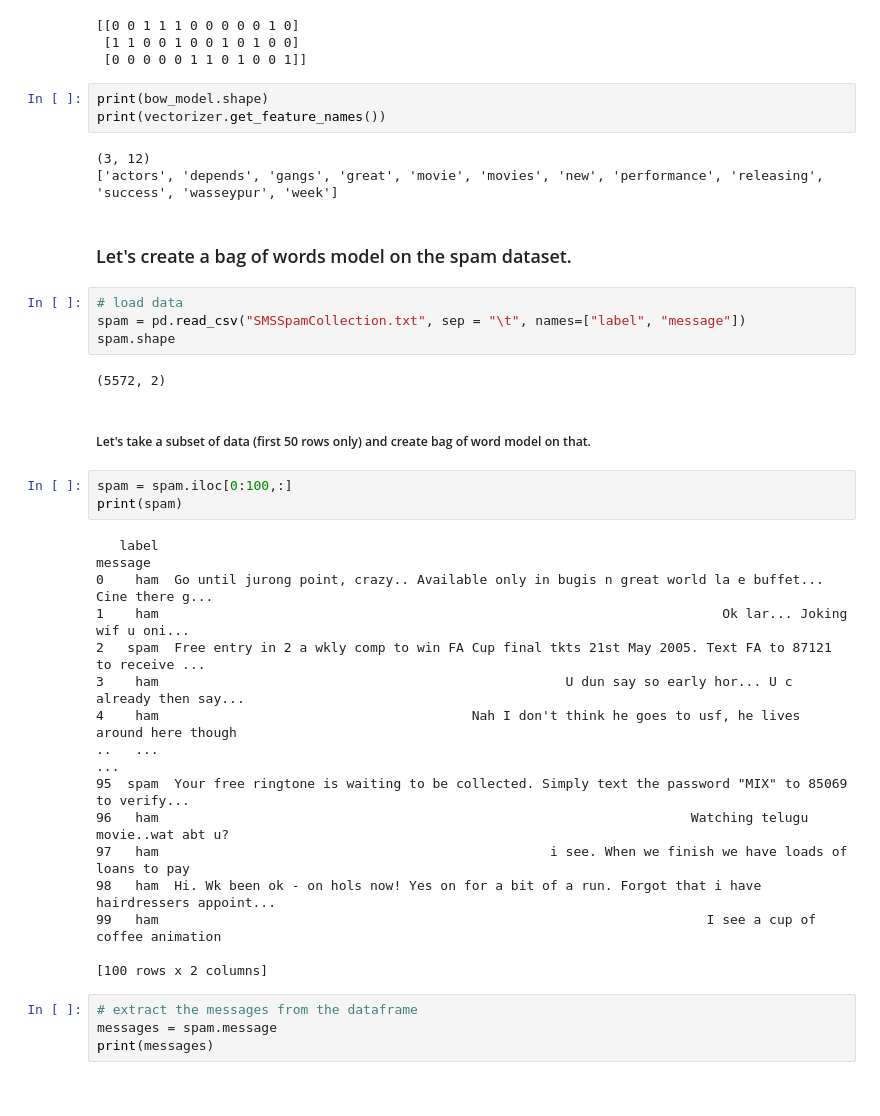
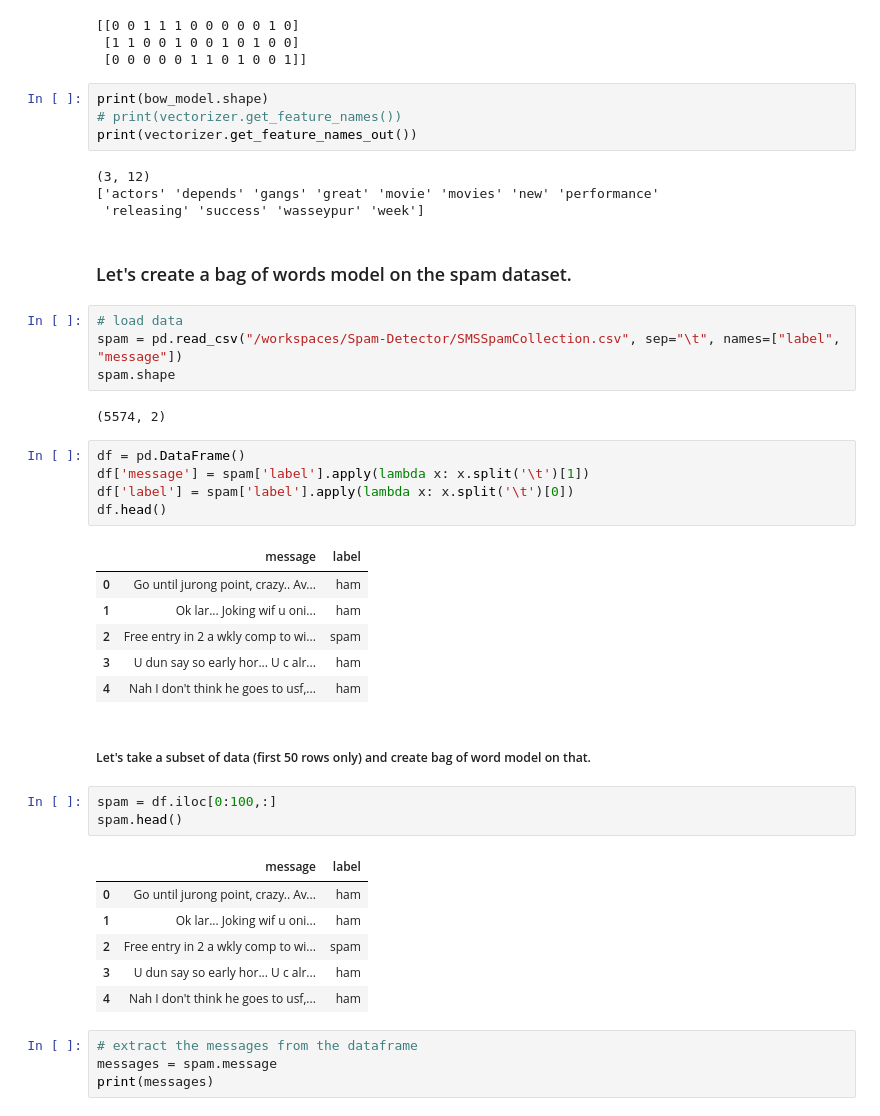
Before and after one commit to rajivgaba/NLP-Text-Processing, a Jupyter notebook: bag+of+words.ipynb, the cells around one changed output. Cells and saved outputs as stored; diff of their text form.

```diff
--- a/bag+of+words.ipynb
+++ b/bag+of+words.ipynb
@@ -79,38 +87,44 @@ print(bow_model.toarray())
  [0 0 0 0 0 1 1 0 1 0 0 1]]
 # %%
 print(bow_model.shape)
-print(vectorizer.get_feature_names())
+# print(vectorizer.get_feature_names())
+print(vectorizer.get_feature_names_out())
 # %% [output]
 (3, 12)
-['actors', 'depends', 'gangs', 'great', 'movie', 'movies', 'new', 'performance', 'releasing', 'success', 'wasseypur', 'week']
+['actors' 'depends' 'gangs' 'great' 'movie' 'movies' 'new' 'performance'
+ 'releasing' 'success' 'wasseypur' 'week']
 # %% [markdown]
 ### Let's create a bag of words model on the spam dataset.
 # %%
 # load data
-spam = pd.read_csv("SMSSpamCollection.txt", sep = "\t", names=["label", "message"])
+spam = pd.read_csv("/workspaces/Spam-Detector/SMSSpamCollection.csv", sep="\t", names=["label", "message"])
 spam.shape
 # %% [output]
-(5572, 2)
+(5574, 2)
+# %%
+df = pd.DataFrame()
+df['message'] = spam['label'].apply(lambda x: x.split('\t')[1])
+df['label'] = spam['label'].apply(lambda x: x.split('\t')[0])
+df.head()
+# %% [output]
+|  | message | label |
+| 0 | Go until jurong point, crazy.. Av... | ham |
+| 1 | Ok lar... Joking wif u oni... | ham |
+| 2 | Free entry in 2 a wkly comp to wi... | spam |
+| 3 | U dun say so early hor... U c alr... | ham |
+| 4 | Nah I don't think he goes to usf,... | ham |
 # %% [markdown]
 ##### Let's take a subset of data (first 50 rows only) and create bag of word model on that.
 # %%
-spam = spam.iloc[0:100,:]
-print(spam)
+spam = df.iloc[0:100,:]
+spam.head()
 # %% [output]
-   label                                                                                              message
-0    ham  Go until jurong point, crazy.. Available only in bugis n great world la e buffet... Cine there g...
-1    ham                                                                        Ok lar... Joking wif u oni...
-2   spam  Free entry in 2 a wkly comp to win FA Cup final tkts 21st May 2005. Text FA to 87121 to receive ...
-3    ham                                                    U dun say so early hor... U c already then say...
-4    ham                                        Nah I don't think he goes to usf, he lives around here though
-..   ...                                                                                                  ...
-95  spam  Your free ringtone is waiting to be collected. Simply text the password "MIX" to 85069 to verify...
-96   ham                                                                    Watching telugu movie..wat abt u?
-97   ham                                                  i see. When we finish we have loads of loans to pay
-98   ham  Hi. Wk been ok - on hols now! Yes on for a bit of a run. Forgot that i have hairdressers appoint...
-99   ham                                                                      I see a cup of coffee animation
-
-[100 rows x 2 columns]
+|  | message | label |
+| 0 | Go until jurong point, crazy.. Av... | ham |
+| 1 | Ok lar... Joking wif u oni... | ham |
+| 2 | Free entry in 2 a wkly comp to wi... | spam |
+| 3 | U dun say so early hor... U c alr... | ham |
+| 4 | Nah I don't think he goes to usf,... | ham |
 # %%
 # extract the messages from the dataframe
 messages = spam.message
```
Also changed, not shown: parts of 9 cells of this notebook, 1 other file.
